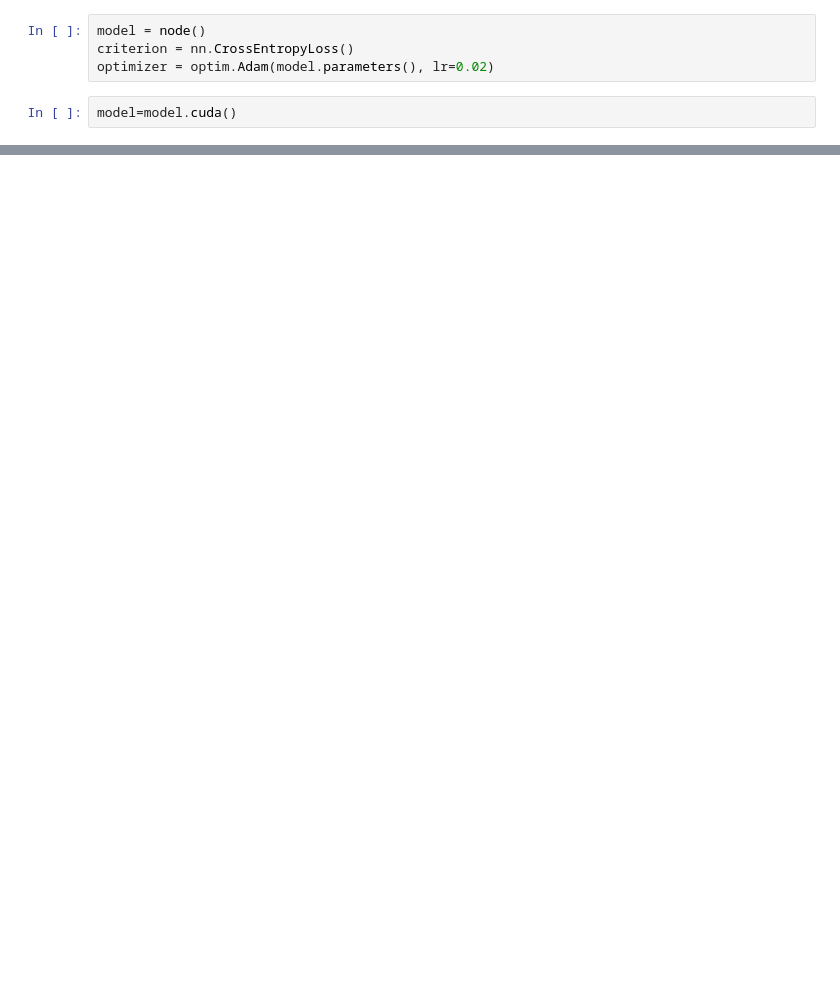
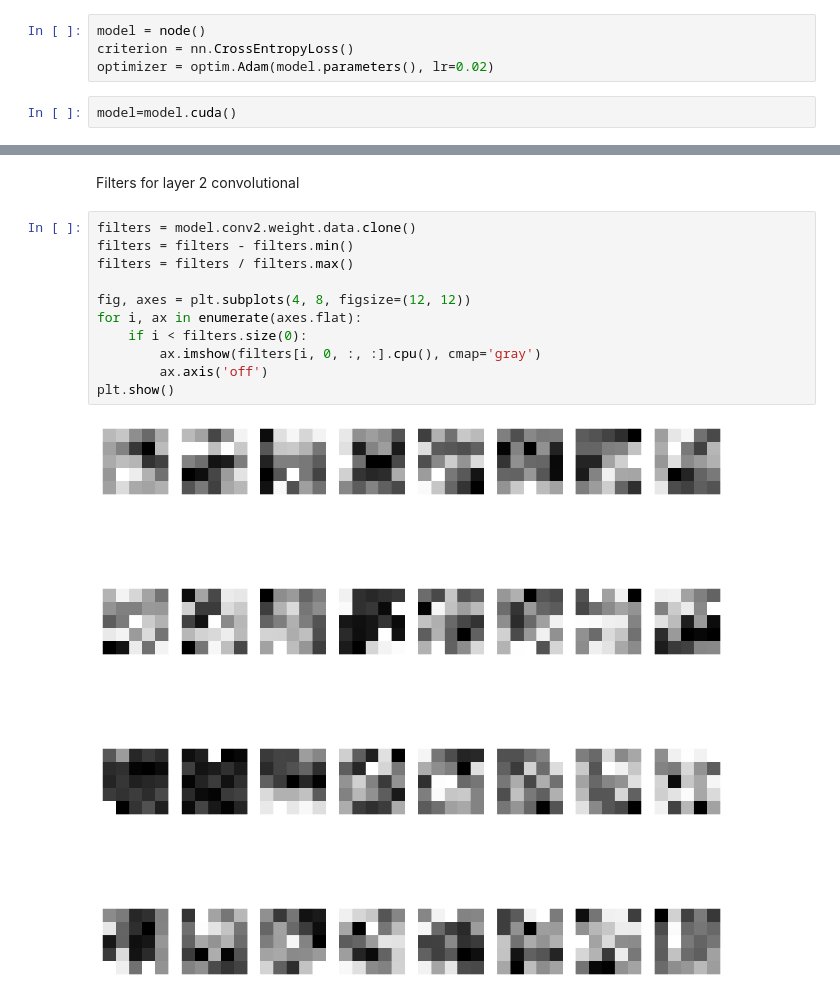
Before and after one commit to Maddoss5/MNIST-neural-net, a Jupyter notebook: WITH CNN.ipynb, the cells around one changed output, grey strips where cells are left out. Drawn from its saved outputs; the diff is of its cells as text; blank space fills up the shorter version.

```diff
--- a/WITH CNN.ipynb
+++ b/WITH CNN.ipynb
@@ -94,0 +112,15 @@ Accuracy on test set: 98.48%
+# %% [markdown]
+Filters for layer 2 convolutional
+# %%
+filters = model.conv2.weight.data.clone()
+filters = filters - filters.min()
+filters = filters / filters.max()
+
+fig, axes = plt.subplots(4, 8, figsize=(12, 12))
+for i, ax in enumerate(axes.flat):
+    if i < filters.size(0):
+        ax.imshow(filters[i, 0, :, :].cpu(), cmap='gray')
+        ax.axis('off')
+plt.show()
+# %% [output]
+[figure, added]
```
Also changed, not shown: parts of 6 cells of this notebook, 1 other file.
